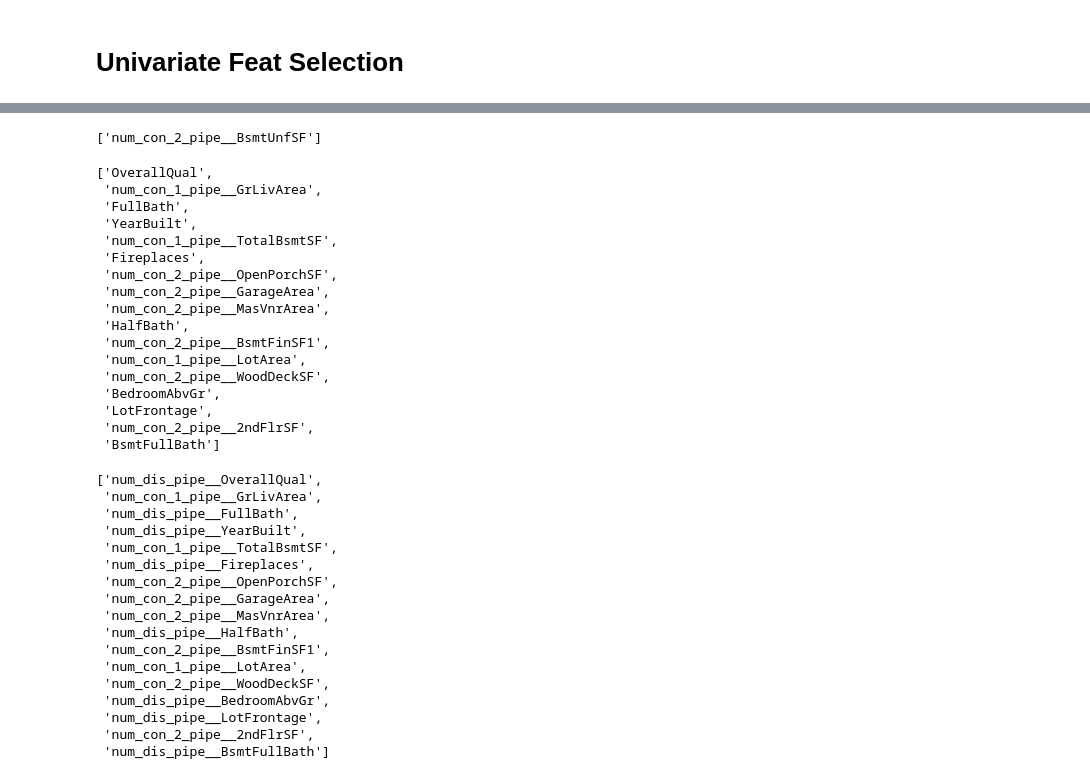
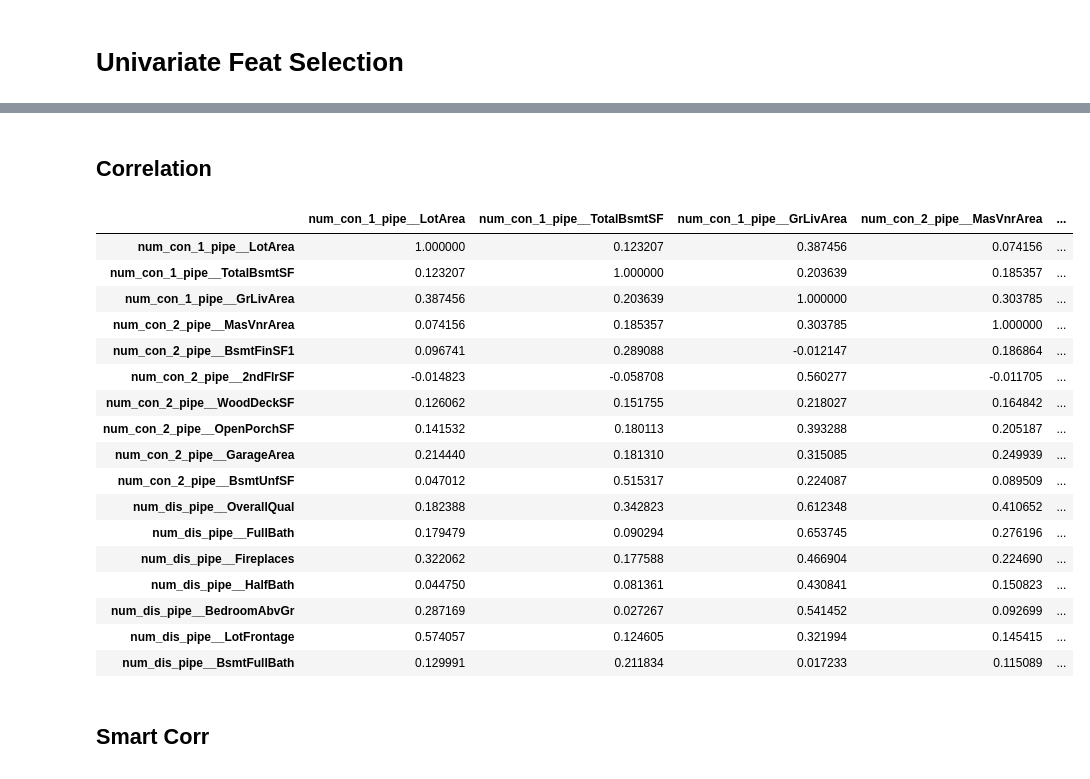
Before and after one commit to gustavoVferrari/kaggle, a Jupyter notebook: Regression/house_prices/notebook/[02.4] Analise Exploratoria feat eng.ipynb, the cells around one changed output, grey strips where cells are left out. Saved outputs shown, nothing was run; the diff lists cells and outputs as text; code cells hidden in the pictures.

```diff
--- a/Regression/house_prices/notebook/[02.4] Analise Exploratoria feat eng.ipynb
+++ b/Regression/house_prices/notebook/[02.4] Analise Exploratoria feat eng.ipynb
@@ -201 +228,3 @@ Anova = feature_selection.apply(
+# %% [markdown]
+## Correlation
 # %%
@@ -208,59 +233,29 @@ corr = feature_selection.apply(
         "PearsonCorrelation",
         X_train_trans.filter(like='num'),
         y_train)
-# %%
-[i.replace("numerical_dis_pipe__", "")
-    for i in
-    Anova.loc[Anova > 0.05].index
-]
-# %% [output]
-['num_con_2_pipe__BsmtUnfSF']
-# %%
-[i.replace("num_dis_pipe__", "")
-    for i in
-    Anova.loc[Anova < 0.05].index
-]
-# %% [output]
-['OverallQual',
- 'num_con_1_pipe__GrLivArea',
- 'FullBath',
- 'YearBuilt',
- 'num_con_1_pipe__TotalBsmtSF',
- 'Fireplaces',
- 'num_con_2_pipe__OpenPorchSF',
- 'num_con_2_pipe__GarageArea',
- 'num_con_2_pipe__MasVnrArea',
- 'HalfBath',
- 'num_con_2_pipe__BsmtFinSF1',
- 'num_con_1_pipe__LotArea',
- 'num_con_2_pipe__WoodDeckSF',
- 'BedroomAbvGr',
- 'LotFrontage',
- 'num_con_2_pipe__2ndFlrSF',
- 'BsmtFullBath']
-# %%
-[i.replace("num_con_pipe__", "")
-    for i in
-    Anova.loc[Anova < 0.05].index
-]
-# %% [output]
-['num_dis_pipe__OverallQual',
- 'num_con_1_pipe__GrLivArea',
- 'num_dis_pipe__FullBath',
- 'num_dis_pipe__YearBuilt',
- 'num_con_1_pipe__TotalBsmtSF',
- 'num_dis_pipe__Fireplaces',
- 'num_con_2_pipe__OpenPorchSF',
- 'num_con_2_pipe__GarageArea',
- 'num_con_2_pipe__MasVnrArea',
- 'num_dis_pipe__HalfBath',
- 'num_con_2_pipe__BsmtFinSF1',
- 'num_con_1_pipe__LotArea',
- 'num_con_2_pipe__WoodDeckSF',
- 'num_dis_pipe__BedroomAbvGr',
- 'num_dis_pipe__LotFrontage',
- 'num_con_2_pipe__2ndFlrSF',
- 'num_dis_pipe__BsmtFullBath']
+# %%
+corr
+# %% [output]
+|  | num_con_1_pipe__LotArea | num_con_1_pipe__TotalBsmtSF | num_con_1_pipe__GrLivArea | num_con_2_pipe__MasVnrArea | ... |
+| num_con_1_pipe__LotArea | 1.000000 | 0.123207 | 0.387456 | 0.074156 | ... |
+| num_con_1_pipe__TotalBsmtSF | 0.123207 | 1.000000 | 0.203639 | 0.185357 | ... |
+| num_con_1_pipe__GrLivArea | 0.387456 | 0.203639 | 1.000000 | 0.303785 | ... |
+| num_con_2_pipe__MasVnrArea | 0.074156 | 0.185357 | 0.303785 | 1.000000 | ... |
+| num_con_2_pipe__BsmtFinSF1 | 0.096741 | 0.289088 | -0.012147 | 0.186864 | ... |
+| num_con_2_pipe__2ndFlrSF | -0.014823 | -0.058708 | 0.560277 | -0.011705 | ... |
+| num_con_2_pipe__WoodDeckSF | 0.126062 | 0.151755 | 0.218027 | 0.164842 | ... |
+| num_con_2_pipe__OpenPorchSF | 0.141532 | 0.180113 | 0.393288 | 0.205187 | ... |
+| num_con_2_pipe__GarageArea | 0.214440 | 0.181310 | 0.315085 | 0.249939 | ... |
+| num_con_2_pipe__BsmtUnfSF | 0.047012 | 0.515317 | 0.224087 | 0.089509 | ... |
+| num_dis_pipe__OverallQual | 0.182388 | 0.342823 | 0.612348 | 0.410652 | ... |
+| num_dis_pipe__FullBath | 0.179479 | 0.090294 | 0.653745 | 0.276196 | ... |
+| num_dis_pipe__Fireplaces | 0.322062 | 0.177588 | 0.466904 | 0.224690 | ... |
+| num_dis_pipe__HalfBath | 0.044750 | 0.081361 | 0.430841 | 0.150823 | ... |
+| num_dis_pipe__BedroomAbvGr | 0.287169 | 0.027267 | 0.541452 | 0.092699 | ... |
+| num_dis_pipe__LotFrontage | 0.574057 | 0.124605 | 0.321994 | 0.145415 | ... |
+| num_dis_pipe__BsmtFullBath | 0.129991 | 0.211834 | 0.017233 | 0.115089 | ... |
+# %% [markdown]
+## Smart Corr
 # %%
 smart_corr = feature_selection.apply(
         "SmartCorrelatedSelection",
```
Also changed, not shown: parts of 30 cells of this notebook, 3 other files.
